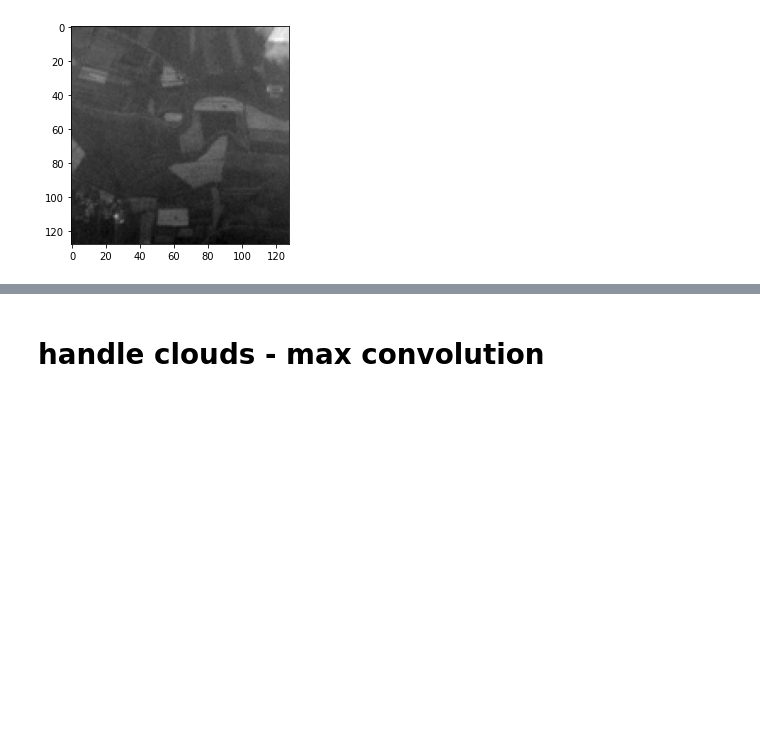
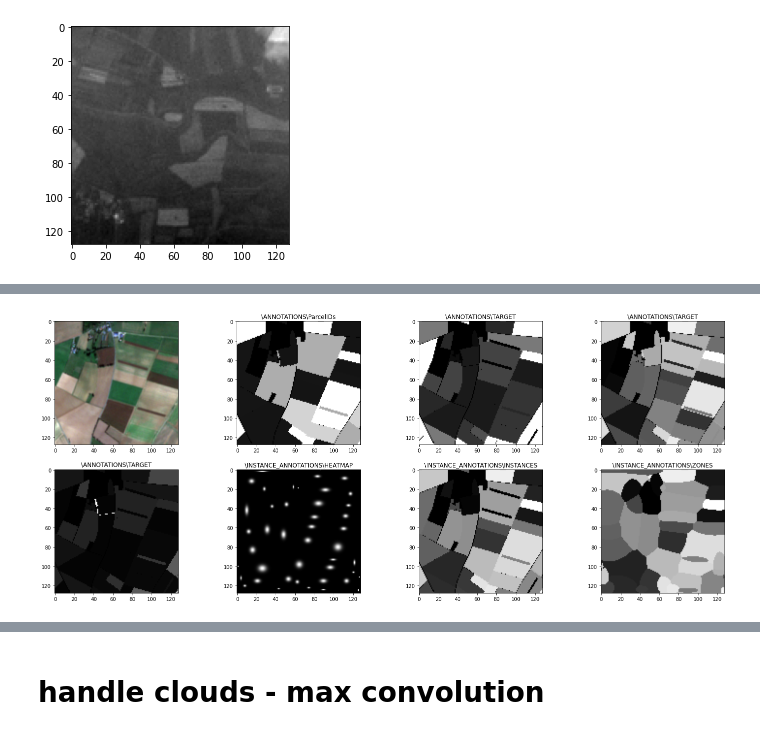
Before and after one commit to lokeshkbathina/Segmantic-Segmentation-of-Agricultural-Parcels, a Jupyter notebook: Data.ipynb, the cells around one changed output, grey strips where cells are left out. Saved outputs shown, nothing was run; the diff lists cells and outputs as text; code cells hidden in the pictures; blank space fills up the shorter version.

```diff
--- a/Data.ipynb
+++ b/Data.ipynb
@@ -54,0 +94,23 @@ for i in range(len(tmp)):
+# %%
+# sample visualization of annotations
+paths = ["D:\PASTIS\S2\DATA_S2\S2_10059.npy", "D:\PASTIS\S2\ANNOTATIONS\ParcelIDs_10059.npy", "D:\PASTIS\S2\ANNOTATIONS\TARGET_10059.npy", "D:\PASTIS\S2\INSTANCE_ANNOTATIONS\HEATMAP_10059.npy",
+         "D:\PASTIS\S2\INSTANCE_ANNOTATIONS\INSTANCES_10059.npy", "D:\PASTIS\S2\INSTANCE_ANNOTATIONS\ZONES_10059.npy"]
+
+counter = 0
+offset = 0
+plt.figure(figsize=(25, 10))
+for i in range(8):
+    plt.subplot(2, 4, i+1)
+    if 2<=i<=4:
+        j = 2
+        plt.title((paths[j].split('S2')[1]).split('_')[0])
+        plt.imshow(np.load(paths[j])[counter], cmap='gray')
+        counter += 1
+        offset = 2
+    elif i == 0:
+        plt.imshow(RGBformat(paths[i], 1))
+    else:
+        plt.title((paths[i-offset].split('S2')[1]).split('_1')[0])
+        plt.imshow(np.load(paths[i-offset]), cmap='gray')
+# %% [output]
+[figure, added]
```
Also changed, not shown: parts of 14 cells of this notebook, 2 other files.
